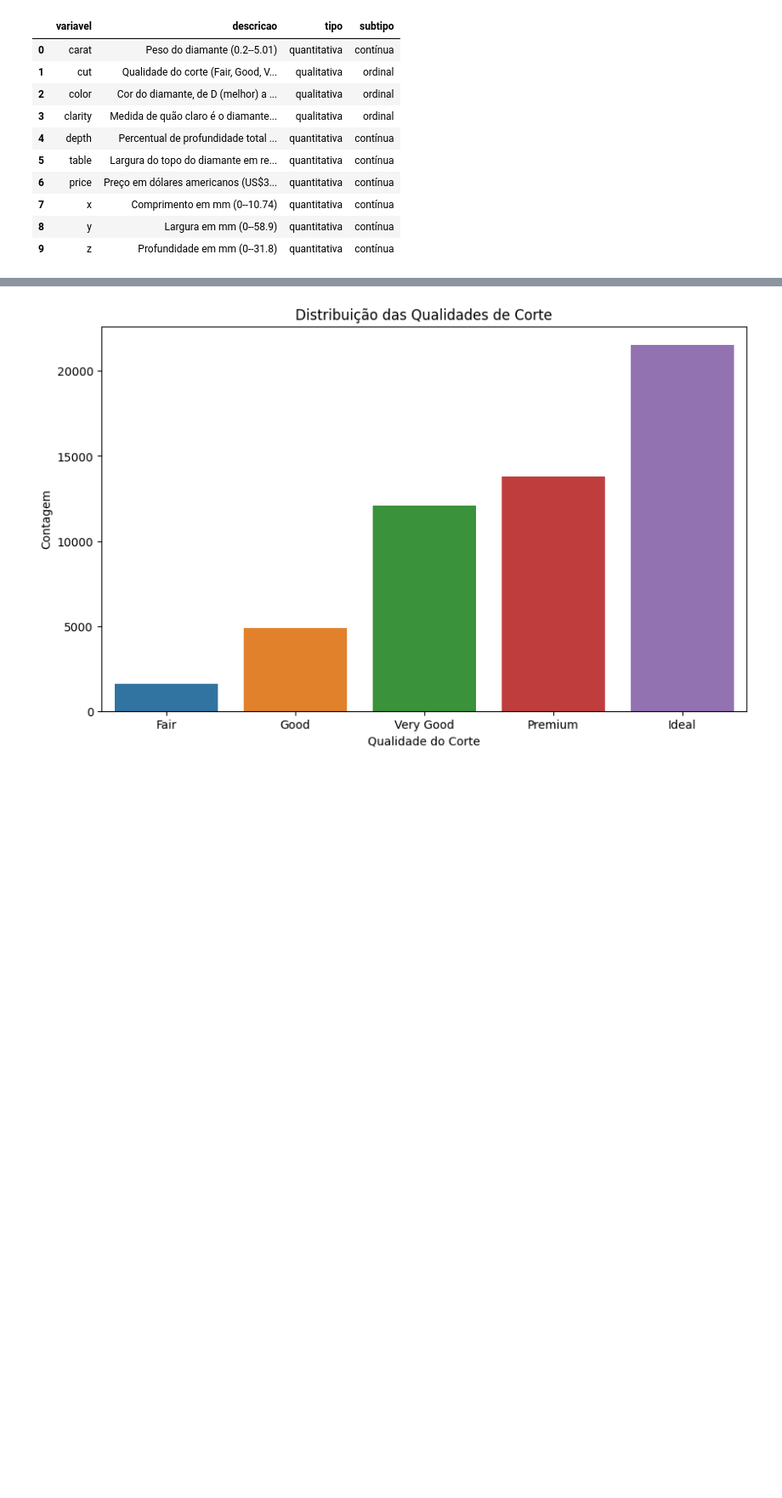
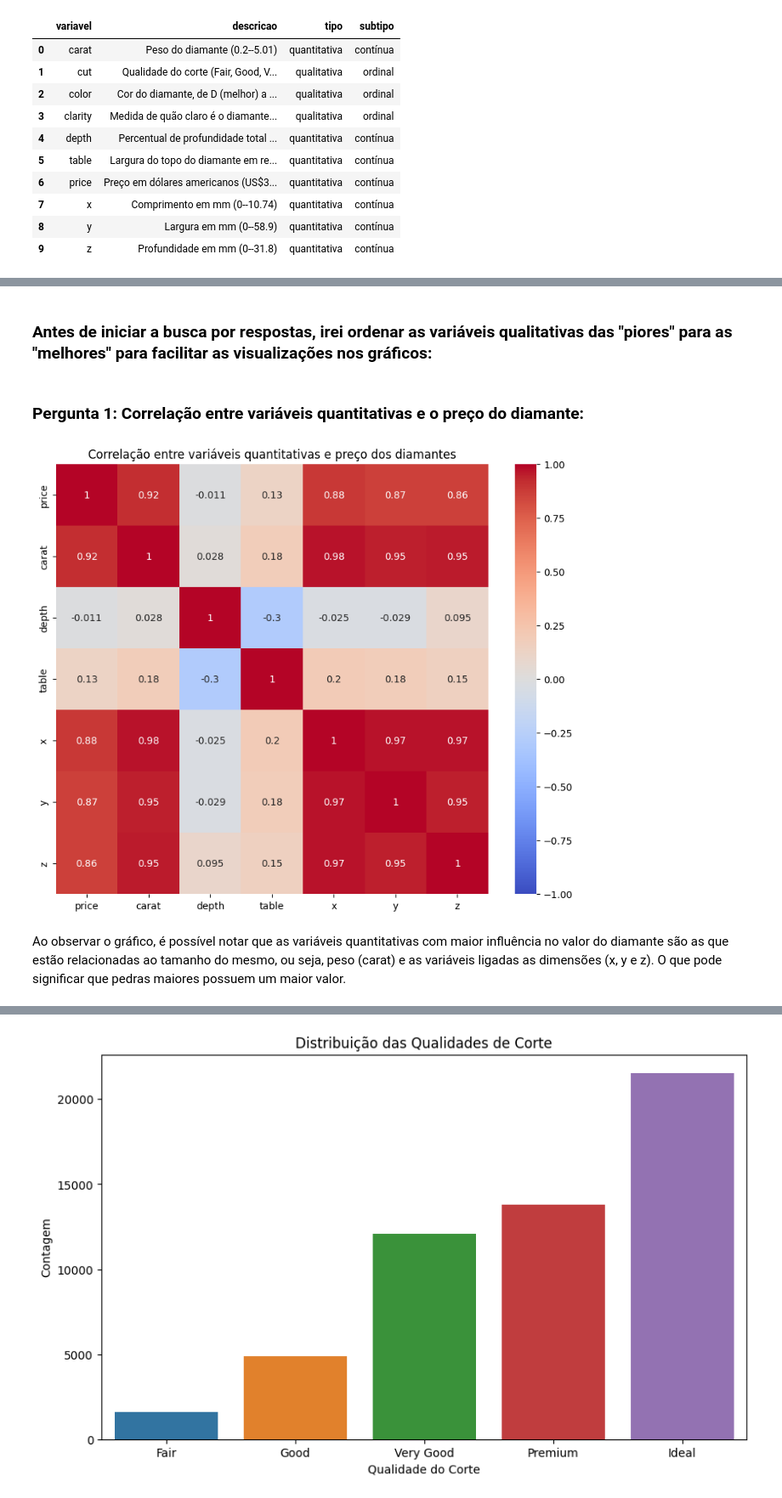
Before and after one commit to ernandes0/avanti-bootcamp-cdd, a Jupyter notebook: notebooks/01-exploratory_data_analysis.ipynb, the cells around one changed output, grey strips where cells are left out. Shown at 85% size. Drawn from its saved outputs; the diff is of its cells as text; code cells hidden in the pictures; blank space fills up the shorter version.

```diff
--- a/notebooks/01-exploratory_data_analysis.ipynb
+++ b/notebooks/01-exploratory_data_analysis.ipynb
@@ -137 +137,28 @@ dictionary
+# %% [markdown]
+### Antes de iniciar a busca por respostas, irei ordenar as variáveis qualitativas das "piores" para as "melhores" para facilitar as visualizações nos gráficos:
+# %%
+# Definir a ordem das categorias de 'cut' do pior para o melhor
+ordem_cut = ['Fair', 'Good', 'Very Good', 'Premium', 'Ideal']
+diamonds['cut'] = pd.Categorical(diamonds['cut'], categories=ordem_cut, ordered=True)
+
+# Definir a ordem das categorias de 'color' do pior para o melhor
+ordem_color = ['J', 'I', 'H', 'G', 'F', 'E', 'D']
+diamonds['color'] = pd.Categorical(diamonds['color'], categories=ordem_color, ordered=True)
+
+# Definir a ordem das categorias de 'clarity' do pior para o melhor
+ordem_clarity = ['I1', 'SI2', 'SI1', 'VS2', 'VS1', 'VVS2', 'VVS1', 'IF']
+diamonds['clarity'] = pd.Categorical(diamonds['clarity'], categories=ordem_clarity, ordered=True)
+# %% [markdown]
+### Pergunta 1: Correlação entre variáveis quantitativas e o preço do diamante:
+# %%
+quantitative_vars = ['price', 'carat', 'depth', 'table', 'x', 'y', 'z']
+correlation_matrix = diamonds[quantitative_vars].corr()
+plt.figure(figsize=(10, 8))
+sns.heatmap(correlation_matrix, annot=True, cmap='coolwarm', vmin=-1, vmax=1)
+plt.title('Correlação entre variáveis quantitativas e preço dos diamantes')
+plt.show()
+# %% [output]
+[figure, added]
+# %% [markdown]
+Ao observar o gráfico, é possível notar que as variáveis quantitativas com maior influência no valor do diamante são as que estão relacionadas ao tamanho do mesmo, ou seja, peso (carat) e as variáveis ligadas as dimensões (x, y e z). O que pode significar que pedras maiores possuem um maior valor.
 # %% [markdown]
```
Also changed, not shown: parts of 29 cells of this notebook.
